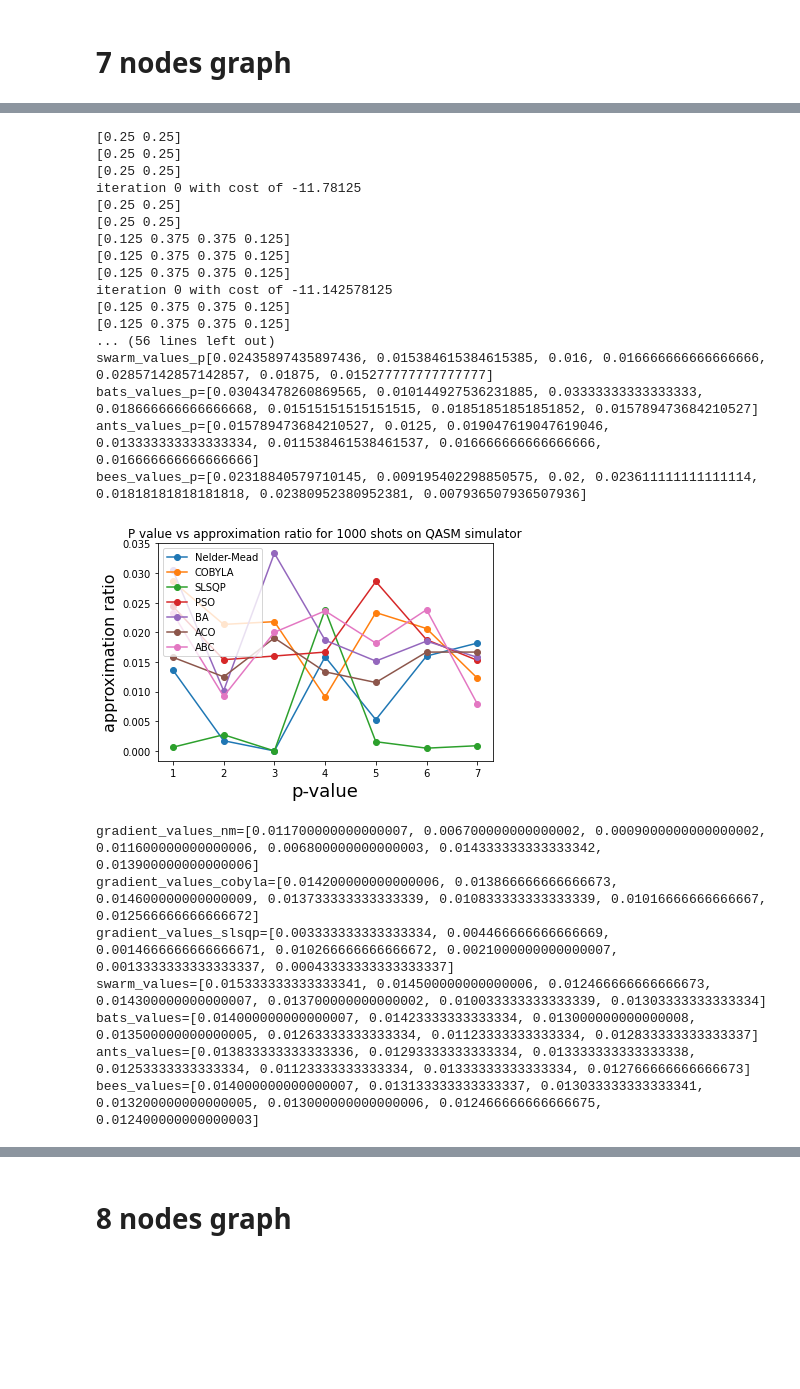
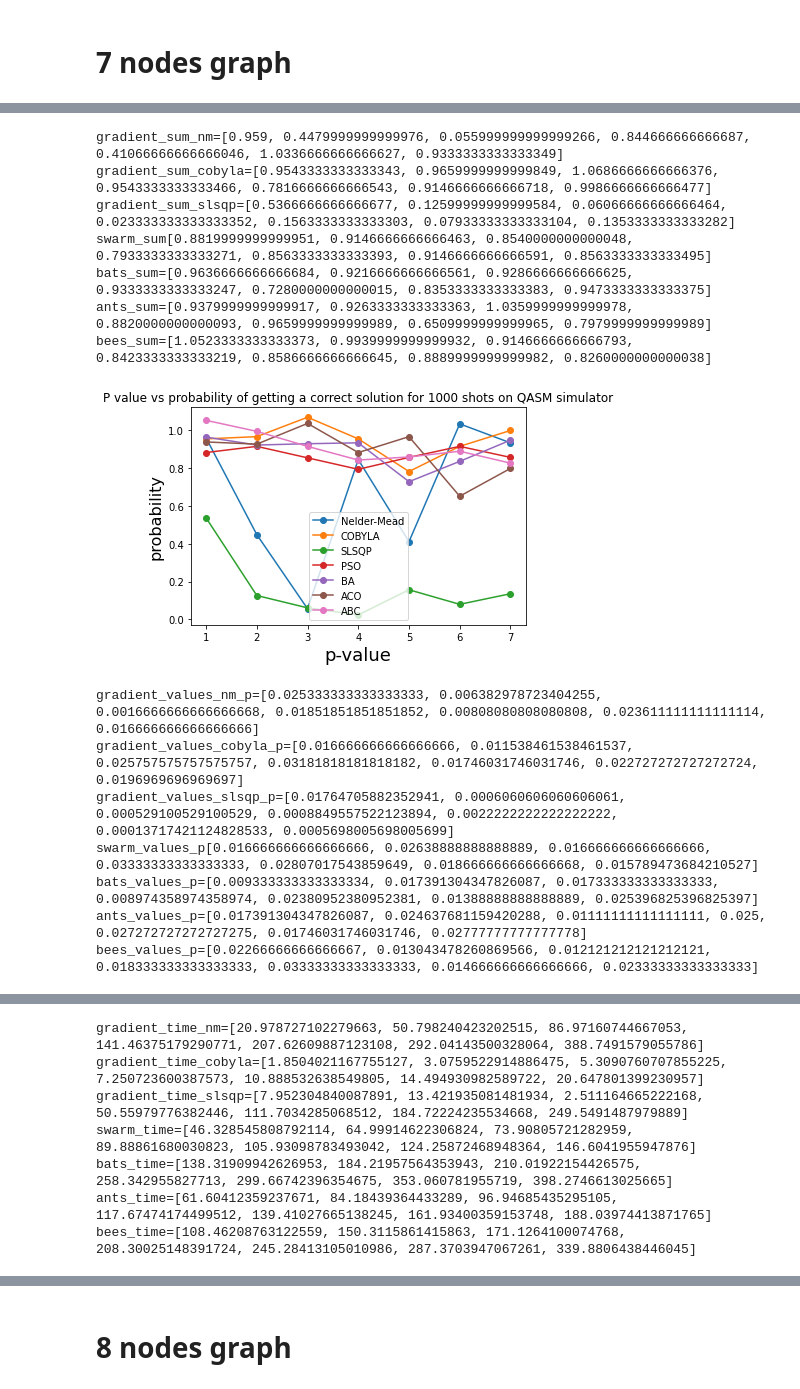
Before and after one commit to mentesniker/Maxcut-solver, a Jupyter notebook: Max-cut-results.ipynb, the cells around one changed output, grey strips where cells are left out. Cells and saved outputs as stored; diff of their text form; code cells hidden in the pictures; blank space fills up the shorter version.

```diff
--- a/Max-cut-results.ipynb
+++ b/Max-cut-results.ipynb
@@ -240,18 +239,21 @@ def get_cost_graph(bitstring, graph):
             cost += 1
     return cost
 
-def get_objective(number_nodes):
+def get_objective(number_nodes, obj_cost):
     G = nx.generators.classic.complete_graph(number_nodes)
     #G = nx.generators.erdos_renyi_graph(number_nodes, 0.8)
     nx.draw(G, with_labels=True, alpha=0.8, node_size=500)
     best_candidate = ""
     best_cost = 0
+    solutions = list()
     for i in range(0,2**number_nodes):
         candidate = "0"*(number_nodes-len(bin(i).replace("0b", "")))+bin(i).replace("0b", "")
         candidate_cost = get_cost_graph(candidate, G)
         if(candidate_cost > best_cost):
             best_candidate = candidate
             best_cost = candidate_cost
+        if(candidate_cost == obj_cost):
+            solutions.append(best_candidate)
     print(best_candidate, best_cost)
-    return G
+    return G, solutions
 # %%
@@ -581,6 +617,6 @@ bees_time=[96.10899949073792, 128.6648874282837, 164.48049807548523, 188.2503318
 # %% [markdown]
 # 7 nodes graph
 # %%
-G = get_objective(7)
+G, solutions = get_objective(7, 12)
 # %% [output]
 0000111 12
@@ -588,28 +624,18 @@ G = get_objective(7)
 # %%
-test_n_nodes(7,'0000111', G)
+test_n_nodes(7,'0000111', G, solutions)
 # %% [output]
-[0.25 0.25]
-[0.25 0.25]
-[0.25 0.25]
-iteration 0 with cost of -11.78125
-[0.25 0.25]
-[0.25 0.25]
-[0.125 0.375 0.375 0.125]
-[0.125 0.375 0.375 0.125]
-[0.125 0.375 0.375 0.125]
-iteration 0 with cost of -11.142578125
-[0.125 0.375 0.375 0.125]
-[0.125 0.375 0.375 0.125]
-... (56 lines left out)
-swarm_values_p[0.02435897435897436, 0.015384615384615385, 0.016, 0.016666666666666666, 0.02857142857142857, 0.01875, 0.015277777777777777]
-bats_values_p=[0.03043478260869565, 0.010144927536231885, 0.03333333333333333, 0.018666666666666668, 0.01515151515151515, 0.01851851851851852, 0.015789473684210527]
-ants_values_p=[0.015789473684210527, 0.0125, 0.019047619047619046, 0.013333333333333334, 0.011538461538461537, 0.016666666666666666, 0.016666666666666666]
-bees_values_p=[0.02318840579710145, 0.009195402298850575, 0.02, 0.023611111111111114, 0.01818181818181818, 0.02380952380952381, 0.007936507936507936]
+gradient_sum_nm=[0.959, 0.4479999999999976, 0.055999999999999266, 0.844666666666687, 0.41066666666666046, 1.0336666666666627, 0.9333333333333349]
+gradient_sum_cobyla=[0.9543333333333343, 0.9659999999999849, 1.0686666666666376, 0.9543333333333466, 0.7816666666666543, 0.9146666666666718, 0.9986666666666477]
+gradient_sum_slsqp=[0.5366666666666677, 0.12599999999999584, 0.06066666666666464, 0.023333333333333352, 0.1563333333333303, 0.07933333333333104, 0.1353333333333282]
+swarm_sum[0.8819999999999951, 0.9146666666666463, 0.8540000000000048, 0.7933333333333271, 0.8563333333333393, 0.9146666666666591, 0.8563333333333495]
+bats_sum=[0.9636666666666684, 0.9216666666666561, 0.9286666666666625, 0.9333333333333247, 0.7280000000000015, 0.8353333333333383, 0.9473333333333375]
+ants_sum=[0.9379999999999917, 0.9263333333333363, 1.0359999999999978, 0.8820000000000093, 0.9659999999999989, 0.6509999999999965, 0.7979999999999989]
+bees_sum=[1.0523333333333373, 0.9939999999999932, 0.9146666666666793, 0.8423333333333219, 0.8586666666666645, 0.8889999999999982, 0.8260000000000038]
-[figure, old version]
+[figure, new version]
-gradient_values_nm=[0.011700000000000007, 0.006700000000000002, 0.0009000000000000002, 0.011600000000000006, 0.006800000000000003, 0.014333333333333342, 0.013900000000000006]
-gradient_values_cobyla=[0.014200000000000006, 0.013866666666666673, 0.014600000000000009, 0.013733333333333339, 0.010833333333333339, 0.01016666666666667, 0.012566666666666672]
-gradient_values_slsqp=[0.003333333333333334, 0.004466666666666669, 0.0014666666666666671, 0.010266666666666672, 0.0021000000000000007, 0.0013333333333333337, 0.00043333333333333337]
-swarm_values=[0.015333333333333341, 0.014500000000000006, 0.012466666666666673, 0.014300000000000007, 0.013700000000000002, 0.010033333333333339, 0.01303333333333334]
-bats_values=[0.014000000000000007, 0.01423333333333334, 0.013000000000000008, 0.013500000000000005, 0.01263333333333334, 0.01123333333333334, 0.012833333333333337]
-ants_values=[0.013833333333333336, 0.01293333333333334, 0.013333333333333338, 0.01253333333333334, 0.01123333333333334, 0.01333333333333334, 0.012766666666666673]
-bees_values=[0.014000000000000007, 0.013133333333333337, 0.013033333333333341, 0.013200000000000005, 0.013000000000000006, 0.012466666666666675, 0.012400000000000003]
+gradient_values_nm_p=[0.025333333333333333, 0.006382978723404255, 0.0016666666666666668, 0.01851851851851852, 0.00808080808080808, 0.023611111111111114, 0.016666666666666666]
+gradient_values_cobyla_p=[0.016666666666666666, 0.011538461538461537, 0.025757575757575757, 0.03181818181818182, 0.01746031746031746, 0.022727272727272724, 0.0196969696969697]
+gradient_values_slsqp_p=[0.01764705882352941, 0.0006060606060606061, 0.000529100529100529, 0.0008849557522123894, 0.0022222222222222222, 0.00013717421124828533, 0.0005698005698005699]
+swarm_values_p[0.016666666666666666, 0.02638888888888889, 0.016666666666666666, 0.03333333333333333, 0.02807017543859649, 0.018666666666666668, 0.015789473684210527]
+bats_values_p=[0.009333333333333334, 0.017391304347826087, 0.017333333333333333, 0.008974358974358974, 0.02380952380952381, 0.01388888888888889, 0.025396825396825397]
+ants_values_p=[0.017391304347826087, 0.024637681159420288, 0.01111111111111111, 0.025, 0.027272727272727275, 0.01746031746031746, 0.02777777777777778]
+bees_values_p=[0.02266666666666667, 0.013043478260869566, 0.012121212121212121, 0.018333333333333333, 0.03333333333333333, 0.014666666666666666, 0.02333333333333333]
@@ -624,0 +651,7 @@ bees_time=[99.08725166320801, 138.6944215297699, 180.2639536857605, 246.19437789
+gradient_time_nm=[20.978727102279663, 50.798240423202515, 86.97160744667053, 141.46375179290771, 207.62609887123108, 292.04143500328064, 388.7491579055786]
+gradient_time_cobyla=[1.8504021167755127, 3.0759522914886475, 5.3090760707855225, 7.250723600387573, 10.888532638549805, 14.494930982589722, 20.647801399230957]
+gradient_time_slsqp=[7.952304840087891, 13.421935081481934, 2.511164665222168, 50.55979776382446, 111.7034285068512, 184.72224235534668, 249.5491487979889]
+swarm_time=[46.328545808792114, 64.99914622306824, 73.90805721282959, 89.88861680030823, 105.93098783493042, 124.25872468948364, 146.6041955947876]
+bats_time=[138.31909942626953, 184.21957564353943, 210.01922154426575, 258.342955827713, 299.66742396354675, 353.060781955719, 398.2746613025665]
+ants_time=[61.60412359237671, 84.18439364433289, 96.94685435295105, 117.67474174499512, 139.41027665138245, 161.93400359153748, 188.03974413871765]
+bees_time=[108.46208763122559, 150.3115861415863, 171.1264100074768, 208.30025148391724, 245.28413105010986, 287.3703947067261, 339.8806438446045]
```
Also changed, not shown: parts of 14 cells of this notebook, 2 other files.
